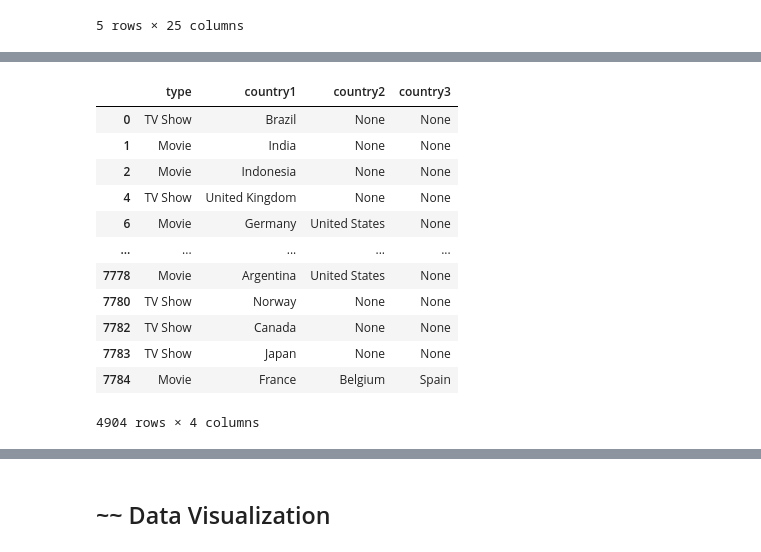
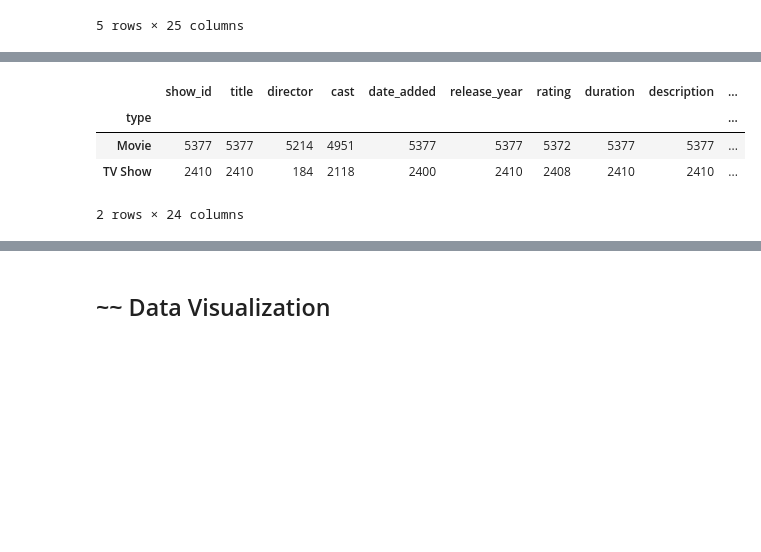
Before and after one commit to gulcan7414/uwa-dataanalytics-project1, a Jupyter notebook: project.ipynb, the cells around one changed output, grey strips where cells are left out. Cells and saved outputs as stored; diff of their text form; code cells hidden in the pictures; blank space fills up the shorter version.

```diff
--- a/project.ipynb
+++ b/project.ipynb
@@ -184,16 +175,8 @@ df_Netflix_merged_country_genre[['duration','genre1','genre2','genre3']].head()
-# %%
-df_Netflix_merged_country_genre[['type', 'country1','country2','country3']].loc[df_Netflix_merged_country_genre['country1'] != 'United States']
-# %% [output]
-|  | type | country1 | country2 | country3 |
-| 0 | TV Show | Brazil | None | None |
-| 1 | Movie | India | None | None |
-| 2 | Movie | Indonesia | None | None |
-| 4 | TV Show | United Kingdom | None | None |
-| 6 | Movie | Germany | United States | None |
-| ... | ... | ... | ... | ... |
-| 7778 | Movie | Argentina | United States | None |
-| 7780 | TV Show | Norway | None | None |
-| 7782 | TV Show | Canada | None | None |
-| 7783 | TV Show | Japan | None | None |
-| 7784 | Movie | France | Belgium | Spain |
-4904 rows × 4 columns
+# %%
+df_Netflix_merged_country_genre.groupby(["type"]).count()
+# %% [output]
+|  | show_id | title | director | cast | date_added | release_year | rating | duration | description | ... |
+| type |  |  |  |  |  |  |  |  |  | ... |
+| Movie | 5377 | 5377 | 5214 | 4951 | 5377 | 5377 | 5372 | 5377 | 5377 | ... |
+| TV Show | 2410 | 2410 | 184 | 2118 | 2400 | 2410 | 2408 | 2410 | 2410 | ... |
+2 rows × 24 columns
```
Also changed, not shown: parts of 3 cells of this notebook.
